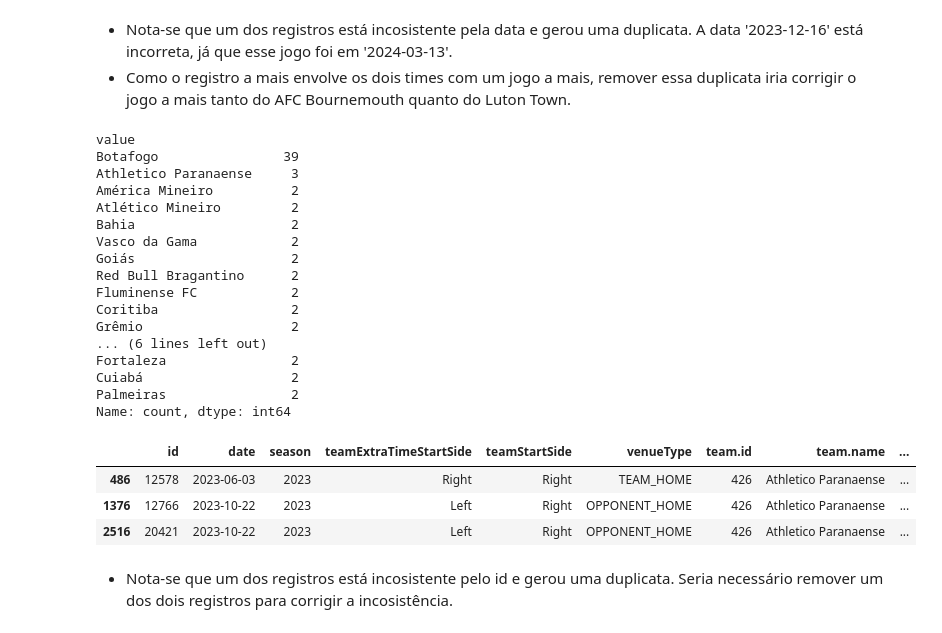
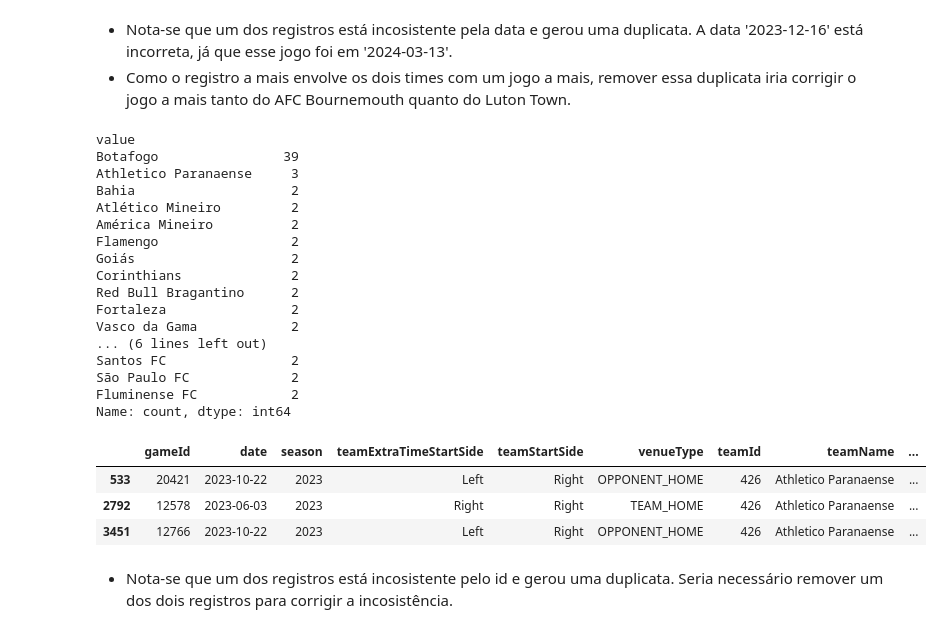
Before and after one commit to matheussmelo/defensive-performance-prediction, a Jupyter notebook: notebooks/1_sanity_check/sanity_check_competitions_seasons_teams_games.ipynb, the cells around one changed output. Drawn from its saved outputs; the diff is of its cells as text; code cells hidden in the pictures.

```diff
--- a/notebooks/1_sanity_check/sanity_check_competitions_seasons_teams_games.ipynb
+++ b/notebooks/1_sanity_check/sanity_check_competitions_seasons_teams_games.ipynb
@@ -304,39 +323,39 @@ games.loc[(games['season'] == '2023-2024') &
 - Como o registro a mais envolve os dois times com um jogo a mais, remover essa duplicata iria corrigir o jogo a mais tanto do AFC Bournemouth quanto do Luton Town.
 # %%
 # Remoção da incosistência
-games.drop(games[games['id'] == 13496].index, axis=0, inplace=True)
+games.drop(games[games['gameId'] == 13496].index, axis=0, inplace=True)
 # %%
 games.loc[(games['season'] == '2023') &
-          ((games['team.name'] == 'Botafogo') |
-           (games['opponentTeam.name'] == 'Botafogo')), ['team.name', 'opponentTeam.name']].melt().value_counts('value')
+          ((games['teamName'] == 'Botafogo') |
+           (games['opponentTeamName'] == 'Botafogo')), ['teamName', 'opponentTeamName']].melt().value_counts('value')
 # %% [output]
 value
 Botafogo                39
 Athletico Paranaense     3
+Bahia                    2
+Atlético Mineiro         2
 América Mineiro          2
-Atlético Mineiro         2
-Bahia                    2
+Flamengo                 2
+Goiás                    2
+Corinthians              2
+Red Bull Bragantino      2
+Fortaleza                2
 Vasco da Gama            2
-Goiás                    2
-Red Bull Bragantino      2
+... (6 lines left out)
+Santos FC                2
+São Paulo FC             2
 Fluminense FC            2
-Coritiba                 2
-Grêmio                   2
-... (6 lines left out)
-Fortaleza                2
-Cuiabá                   2
-Palmeiras                2
 Name: count, dtype: int64
 # %%
 games.loc[(games['season'] == '2023') &
-          (((games['team.name'] == 'Botafogo') |
-           (games['opponentTeam.name'] == 'Botafogo')) &
-          ((games['team.name'] == 'Athletico Paranaense') |
-           (games['opponentTeam.name'] == 'Athletico Paranaense')))]
+          (((games['teamName'] == 'Botafogo') |
+           (games['opponentTeamName'] == 'Botafogo')) &
+          ((games['teamName'] == 'Athletico Paranaense') |
+           (games['opponentTeamName'] == 'Athletico Paranaense')))]
 # %% [output]
-|  | id | date | season | teamExtraTimeStartSide | teamStartSide | venueType | team.id | team.name | ... |
-| 486 | 12578 | 2023-06-03 | 2023 | Right | Right | TEAM_HOME | 426 | Athletico Paranaense | ... |
-| 1376 | 12766 | 2023-10-22 | 2023 | Left | Right | OPPONENT_HOME | 426 | Athletico Paranaense | ... |
-| 2516 | 20421 | 2023-10-22 | 2023 | Left | Right | OPPONENT_HOME | 426 | Athletico Paranaense | ... |
+|  | gameId | date | season | teamExtraTimeStartSide | teamStartSide | venueType | teamId | teamName | ... |
+| 533 | 20421 | 2023-10-22 | 2023 | Left | Right | OPPONENT_HOME | 426 | Athletico Paranaense | ... |
+| 2792 | 12578 | 2023-06-03 | 2023 | Right | Right | TEAM_HOME | 426 | Athletico Paranaense | ... |
+| 3451 | 12766 | 2023-10-22 | 2023 | Left | Right | OPPONENT_HOME | 426 | Athletico Paranaense | ... |
 # %% [markdown]
 - Nota-se que um dos registros está incosistente pelo id e gerou uma duplicata. Seria necessário remover um dos dois registros para corrigir a incosistência.
```
Also changed, not shown: parts of 21 cells of this notebook, 4 other files.
